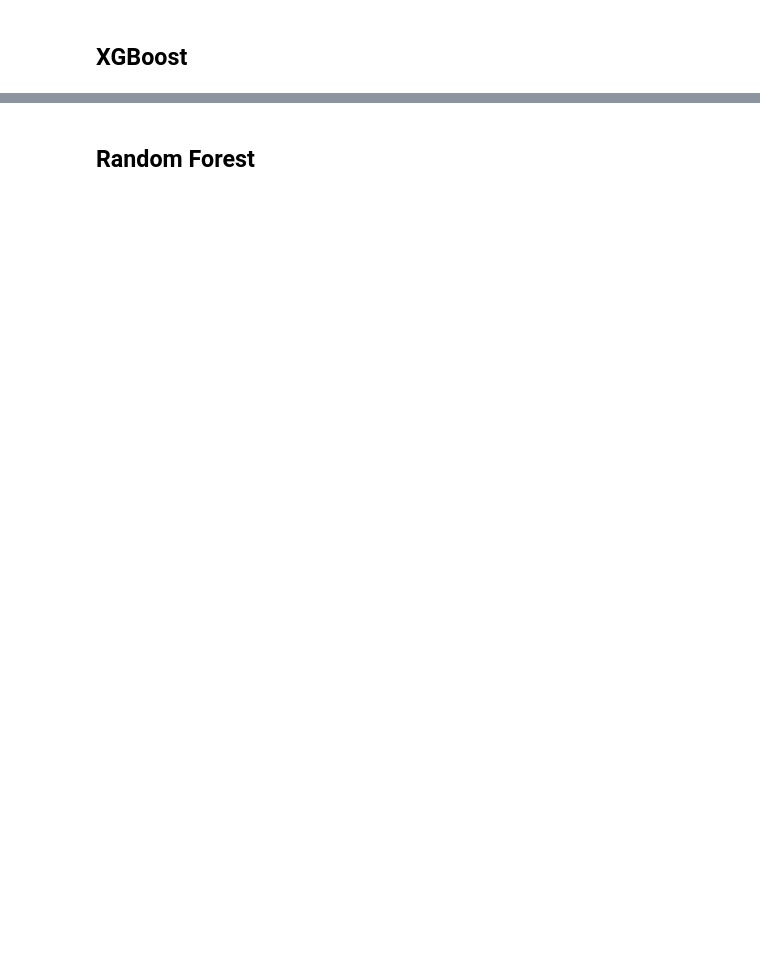
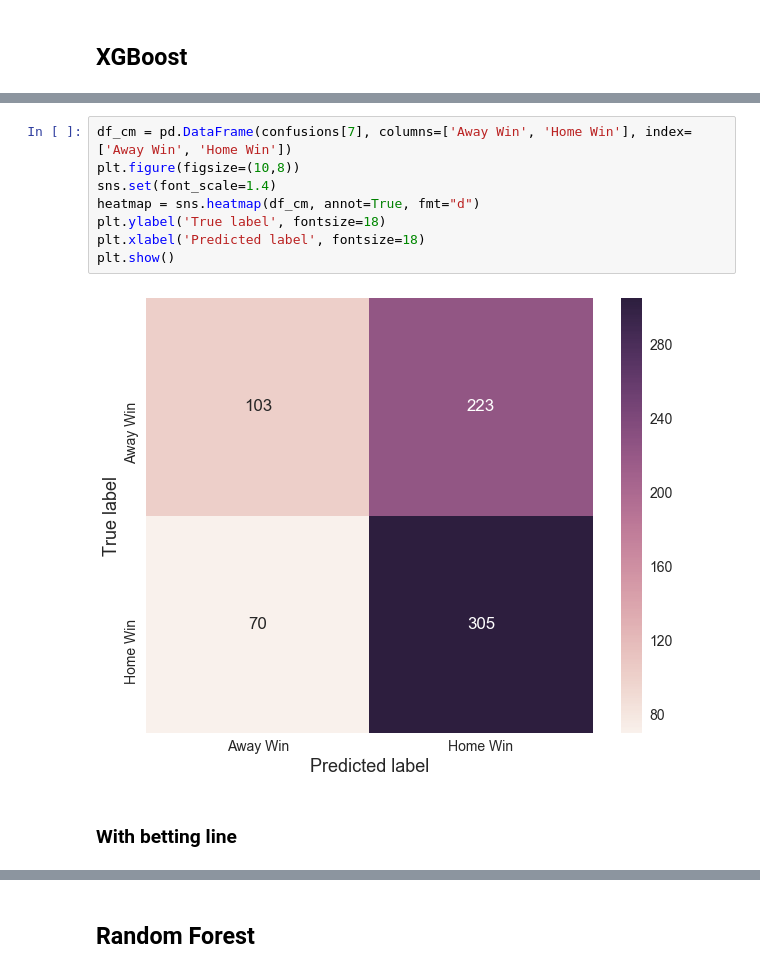
Before and after one commit to Aditya-Kharosekar/Data-Science-Project, a Jupyter notebook: Model Accuracy Tests.ipynb, the cells around one changed output, grey strips where cells are left out. Saved outputs shown, nothing was run; the diff lists cells and outputs as text; blank space fills up the shorter version.

```diff
--- a/Model Accuracy Tests.ipynb
+++ b/Model Accuracy Tests.ipynb
@@ -86,0 +112,12 @@ Average accuracy:  0.546726688054
+# %%
+df_cm = pd.DataFrame(confusions[7], columns=['Away Win', 'Home Win'], index=['Away Win', 'Home Win'])
+plt.figure(figsize=(10,8))
+sns.set(font_scale=1.4)
+heatmap = sns.heatmap(df_cm, annot=True, fmt="d")
+plt.ylabel('True label', fontsize=18)
+plt.xlabel('Predicted label', fontsize=18)
+plt.show()
+# %% [output]
+[figure, added]
+# %% [markdown]
+### With betting line
```
Also changed, not shown: parts of 23 cells of this notebook.
